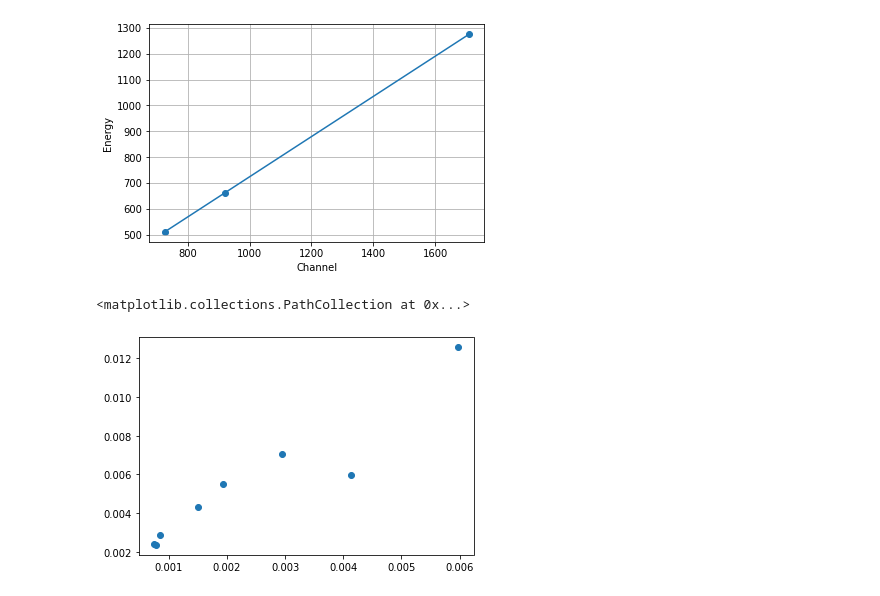
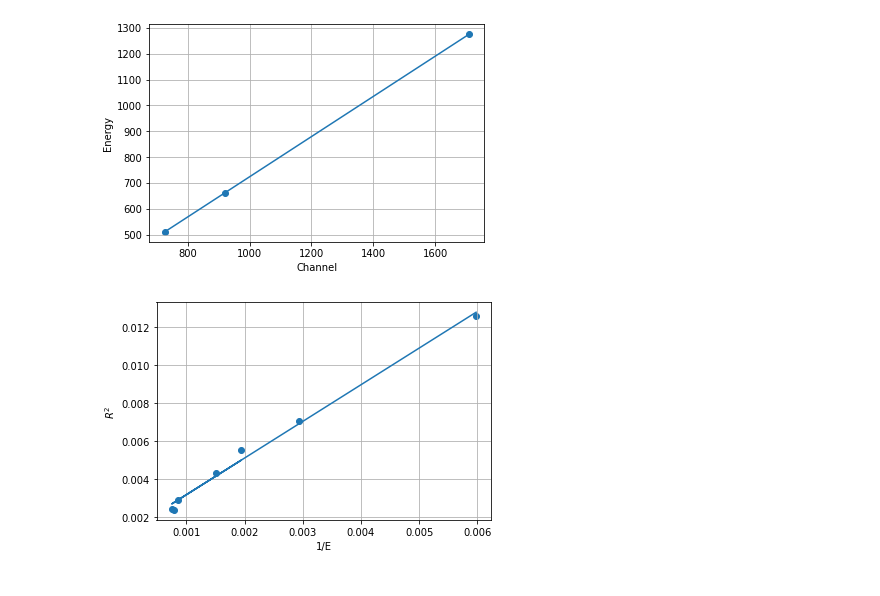
Before and after one commit to pavel-collab/MIPT_Labs, a Jupyter notebook: 5.5.5/python/5_5_5.ipynb, the cells around one changed output. Drawn from its saved outputs; the diff is of its cells as text; code cells hidden in the pictures.

```diff
--- a/5.5.5/python/5_5_5.ipynb
+++ b/5.5.5/python/5_5_5.ipynb
@@ -250,15 +250,28 @@ fig.savefig('../images/Channel2Energy.pdf')
 [figure]
 # %%
 fd7 = pd.read_excel("../data/main.ods")
+
+fig = plt.figure()
 
 Ei = np.array(fd7['Ei, eV'])
 Ri = np.array(fd7['Ri'])
 
 # исключаем значение для Am
 Ei = np.delete(Ei, 5)
 Ri = np.delete(Ri, 5)
 
+# удалим выбивающуюся точку
+Ei = np.delete(Ei, 6)
+Ri = np.delete(Ri, 6)
+
+lin = linregress(1/Ei, np.square(Ri))
+
 plt.scatter(1/Ei, np.square(Ri))
+plt.plot(1/Ei, 1/Ei*lin.slope + lin.intercept)
+plt.xlabel('1/E')
+plt.ylabel(r'$R^2$')
+plt.grid()
+
+plt.savefig('../images/R2.pdf')
 # %% [output]
-<matplotlib.collections.PathCollection at 0x...>
-[figure, old version]
+[figure, new version]
```
Also changed, not shown: 4 other files.
